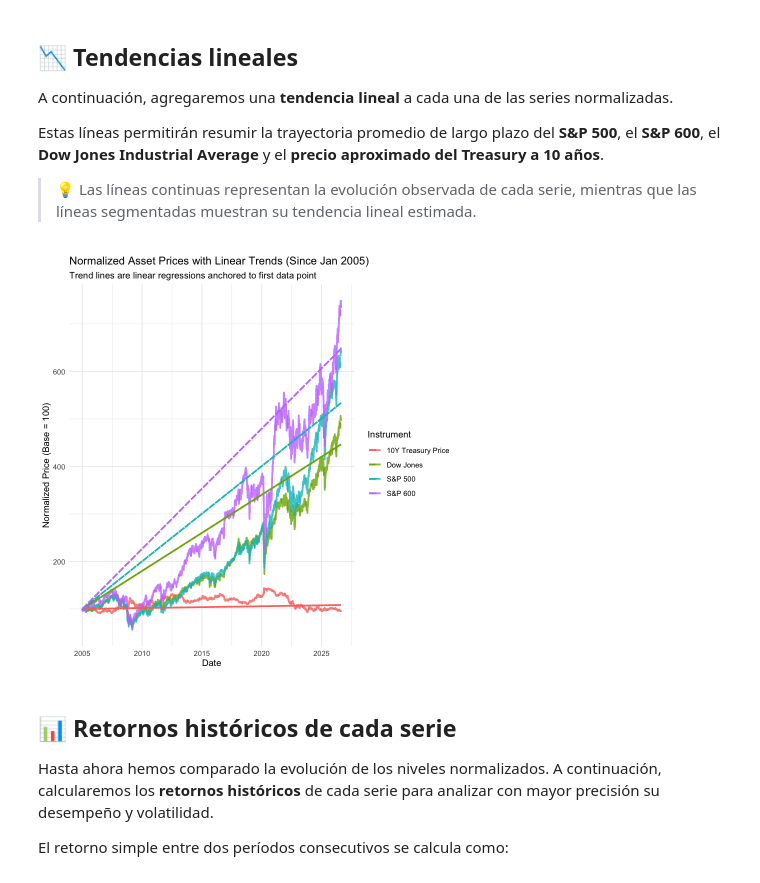
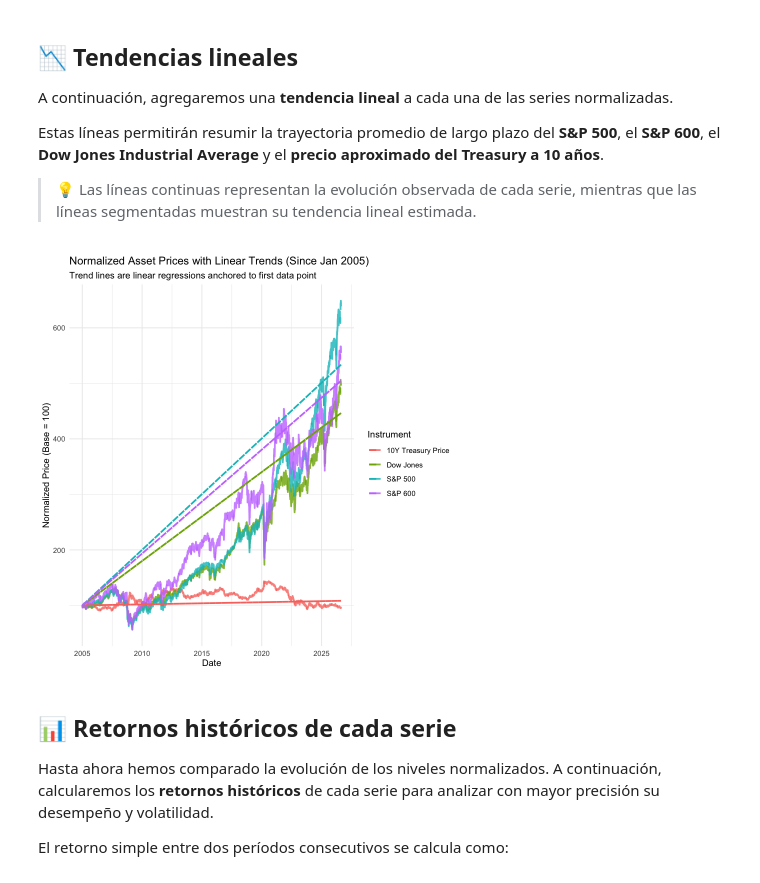
Before and after one commit to fdiaz1968/Finance-MBA, a Jupyter notebook: docs/Notebooks Interactivos/1_Riesgo_Retorno_R.ipynb, the cells around one changed output. Drawn from its saved outputs; the diff is of its cells as text; code cells hidden in the pictures.

```diff
--- a/docs/Notebooks Interactivos/1_Riesgo_Retorno_R.ipynb
+++ b/docs/Notebooks Interactivos/1_Riesgo_Retorno_R.ipynb
@@ -765,22 +765,35 @@ suppressWarnings(suppressPackageStartupMessages({
 }))
 
 # Tickers
-tickers <- c("^GSPC", "^DJI", "IJR", "^TNX")
+tickers <- c("^GSPC", "^DJI", "^SP600", "^TNX")
 
 labels <- c("^GSPC" = "S&P 500",
             "^DJI" = "Dow Jones",
-            "IJR" = "S&P 600",
+            "^SP600" = "S&P 600",
             "^TNX" = "10Y Treasury Price")
 
 # Dates
 start_date <- as.Date("2005-01-01")
 end_date <- today()
 
-# Download
-market_data <- tq_get(tickers,
+# Download equity/index data from Yahoo Finance
+equity_tickers <- setdiff(tickers, "^TNX")
+market_data <- tq_get(equity_tickers,
                       from = start_date,
                       to = end_date,
                       get = "stock.prices")
+
+# Yahoo Finance no longer serves long historical daily data for ^TNX (only
+# the last ~20 trading days, regardless of the requested range), so we get
+# the 10-year Treasury yield directly from FRED (DGS10) instead
+tnx_fred <- read.csv("https://fred.stlouisfed.org/graph/fredgraph.csv?id=DGS10")
+tnx_fred <- tnx_fred |>
+  transmute(symbol = "^TNX",
+            date = as.Date(observation_date),
+            adjusted = DGS10) |>
+  filter(date >= start_date, date <= end_date, !is.na(adjusted))
+
+market_data <- bind_rows(market_data, tnx_fred)
 
 # Convert TNX yield to bond price, assign label before changing symbol
 bond_price_data <- market_data |>
@@ -808,34 +821,34 @@ normalized_data <- full_data |>
     norm_price = adjusted / base_value * 100
   ) |>
   ungroup()
 
 # Compute linear trends, anchored to first value
 trend_data <- normalized_data |>
   group_by(label) |>
   mutate(days_since_start = as.numeric(date - min(date))) |>
   group_modify(~ {
     model <- lm(norm_price ~ days_since_start, data = .x)
     trend <- predict(model, newdata = .x)
     shift <- .x$norm_price[1] - trend[1]
     .x$trend <- trend + shift
     .x
   }) |>
   ungroup()
 
 # Plot
 ggplot(trend_data, aes(x = date)) +
   geom_line(aes(y = norm_price, color = label), linewidth = 1, alpha = 0.8) +
   geom_line(aes(y = trend, color = label), linetype = "dashed", linewidth = 1) +
   labs(
     title = "Normalized Asset Prices with Linear Trends (Since Jan 2005)",
     subtitle = "Trend lines are linear regressions anchored to first data point",
     x = "Date",
     y = "Normalized Price (Base = 100)",
     color = "Instrument"
   ) +
   theme_minimal()
 # %% [output]
-[figure, old version]
+[figure, new version]
 # %% [markdown]
 ## 📊 Retornos históricos de cada serie
 
```
Also changed, not shown: parts of 4 cells of this notebook.
